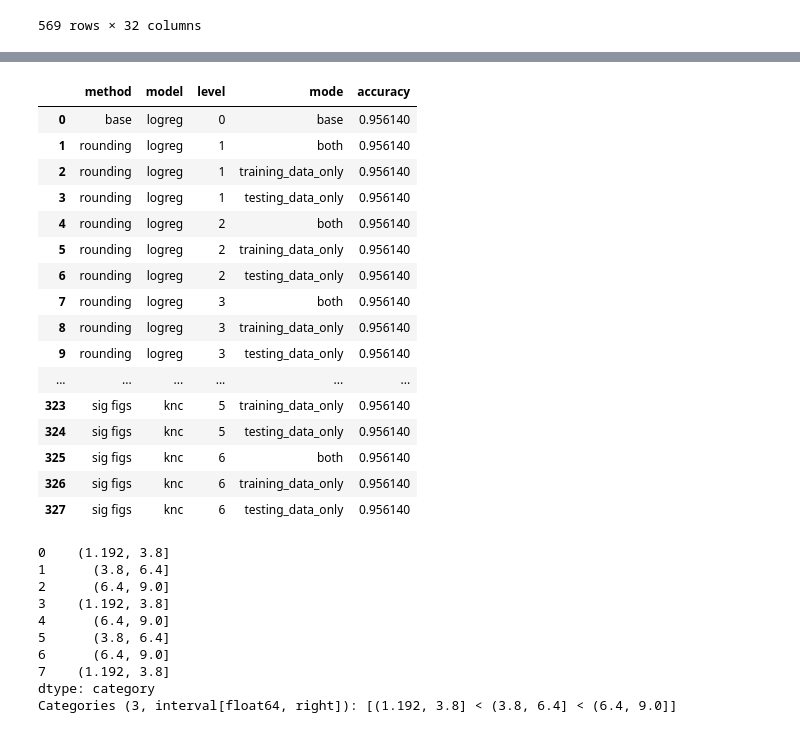
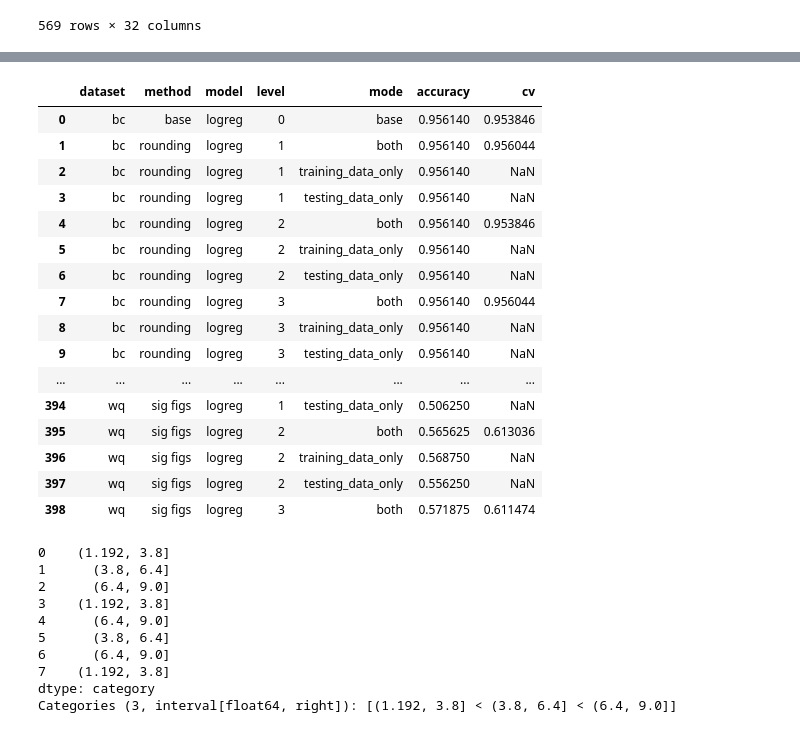
Before and after one commit to A-George26826/Numerical-Precision-Res-Official, a Jupyter notebook: main.ipynb, the cells around one changed output, grey strips where cells are left out. Cells and saved outputs as stored; diff of their text form; code cells hidden in the pictures.

```diff
--- a/main.ipynb
+++ b/main.ipynb
@@ -5,6 +5,8 @@ os.environ["OMP_NUM_THREADS"] = "2"
 import numpy as np
 import matplotlib.pyplot as plt
 import pandas as pd
+from sklearn.model_selection import cross_val_score
+from sklearn.base import clone
 from sklearn.linear_model import LogisticRegression
 from sklearn.neighbors import KNeighborsClassifier
 from sklearn.svm import SVC
@@ -18,9 +20,9 @@ from sklearn.model_selection import train_test_split
 from sklearn.preprocessing import KBinsDiscretizer
 
 
-
-
+wq_df = pd.read_csv("datasets/winequality-red.csv", delimiter=";")
 bc_df = pd.read_csv("datasets/Breast-Cancer-Wisconsin-(Diagnostic)-Data-Set.csv")
+dataset_names = ["bc", "wq"]
 pd.set_option("display.max_rows", 20)
-bc_df.tail(10)
+wq_df.tail(10)
 # %% [output]
@@ -54,7 +55,9 @@ bc_df_rounded_example
 | 568 | 92751 | B | 8.0 | 25.0 | 48.0 | 181.0 | 0.0 | ... |
 569 rows × 32 columns
 # %%
-y = bc_df.loc[:,"diagnosis"]
-X = bc_df.loc[:,"radius_mean":]
-bc_df
+
+y = {"bc": bc_df.loc[:,"diagnosis"], "wq": wq_df.loc[:,"quality"]}
+X = {"bc": bc_df.loc[:,"radius_mean":], "wq": wq_df.loc[:,:"alcohol"]}
+
+y["wq"]
 # %% [output]
@@ -77,5 +79,16 @@ def sig_fig_round(num, sig):
         return 0
     return np.round(num, sig - int(np.floor(np.log10(abs(num)))) - 1)
 # %%
+splits = {}
+for name in X:
+    X_train, X_test, y_train, y_test = train_test_split(
+        X[name], y[name], train_size=0.8, random_state=42
+    )
 
-X_train, X_test, y_train, y_test = train_test_split(X, y, train_size=.8, random_state=42)
+    splits[name] = {
+        "X_train": X_train,
+        "X_test": X_test,
+        "y_train": y_train,
+        "y_test": y_test
+    }
+splits["wq"]["y_train"]
@@ -277,25 +249,25 @@ Name: 204, dtype: float64
 # %%
 pd.set_option("display.max_rows", None)
-bc_results = pd.DataFrame(bc_results)
-bc_results
+results = pd.DataFrame(results)
+results
 # %% [output]
-|  | method | model | level | mode | accuracy |
-| 0 | base | logreg | 0 | base | 0.956140 |
-| 1 | rounding | logreg | 1 | both | 0.956140 |
-| 2 | rounding | logreg | 1 | training_data_only | 0.956140 |
-| 3 | rounding | logreg | 1 | testing_data_only | 0.956140 |
-| 4 | rounding | logreg | 2 | both | 0.956140 |
-| 5 | rounding | logreg | 2 | training_data_only | 0.956140 |
-| 6 | rounding | logreg | 2 | testing_data_only | 0.956140 |
-| 7 | rounding | logreg | 3 | both | 0.956140 |
-| 8 | rounding | logreg | 3 | training_data_only | 0.956140 |
-| 9 | rounding | logreg | 3 | testing_data_only | 0.956140 |
-| ... | ... | ... | ... | ... | ... |
-| 323 | sig figs | knc | 5 | training_data_only | 0.956140 |
-| 324 | sig figs | knc | 5 | testing_data_only | 0.956140 |
-| 325 | sig figs | knc | 6 | both | 0.956140 |
-| 326 | sig figs | knc | 6 | training_data_only | 0.956140 |
-| 327 | sig figs | knc | 6 | testing_data_only | 0.956140 |
+|  | dataset | method | model | level | mode | accuracy | cv |
+| 0 | bc | base | logreg | 0 | base | 0.956140 | 0.953846 |
+| 1 | bc | rounding | logreg | 1 | both | 0.956140 | 0.956044 |
+| 2 | bc | rounding | logreg | 1 | training_data_only | 0.956140 | NaN |
+| 3 | bc | rounding | logreg | 1 | testing_data_only | 0.956140 | NaN |
+| 4 | bc | rounding | logreg | 2 | both | 0.956140 | 0.953846 |
+| 5 | bc | rounding | logreg | 2 | training_data_only | 0.956140 | NaN |
+| 6 | bc | rounding | logreg | 2 | testing_data_only | 0.956140 | NaN |
+| 7 | bc | rounding | logreg | 3 | both | 0.956140 | 0.956044 |
+| 8 | bc | rounding | logreg | 3 | training_data_only | 0.956140 | NaN |
+| 9 | bc | rounding | logreg | 3 | testing_data_only | 0.956140 | NaN |
+| ... | ... | ... | ... | ... | ... | ... | ... |
+| 394 | wq | sig figs | logreg | 1 | testing_data_only | 0.506250 | NaN |
+| 395 | wq | sig figs | logreg | 2 | both | 0.565625 | 0.613036 |
+| 396 | wq | sig figs | logreg | 2 | training_data_only | 0.568750 | NaN |
+| 397 | wq | sig figs | logreg | 2 | testing_data_only | 0.556250 | NaN |
+| 398 | wq | sig figs | logreg | 3 | both | 0.571875 | 0.611474 |
 # %%
 data = pd.Series([2.3, 5.1, 7.8, 1.2, 9.0, 4.5, 6.7, 3.3])
 
```
Also changed, not shown: parts of 6 cells of this notebook.
